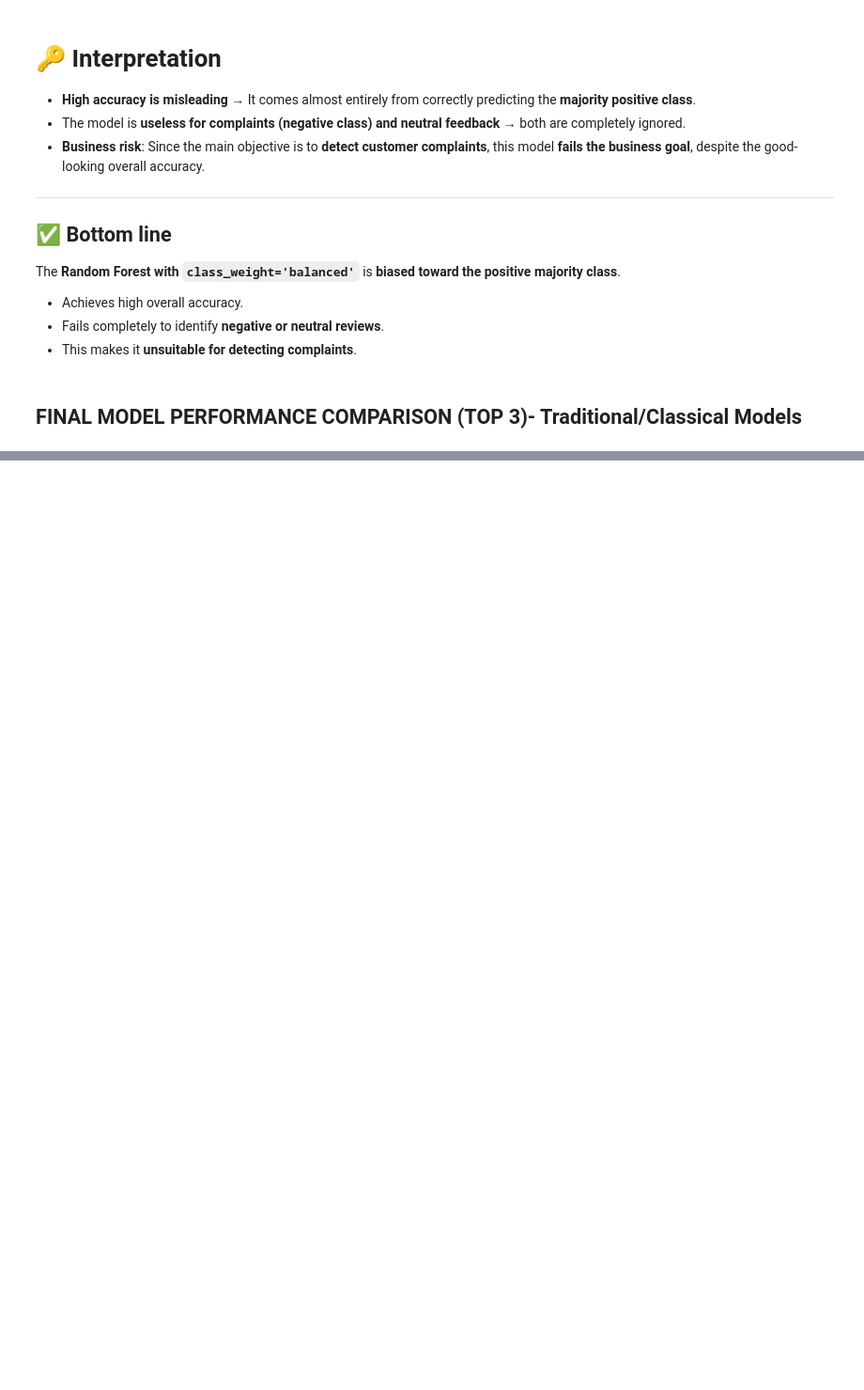
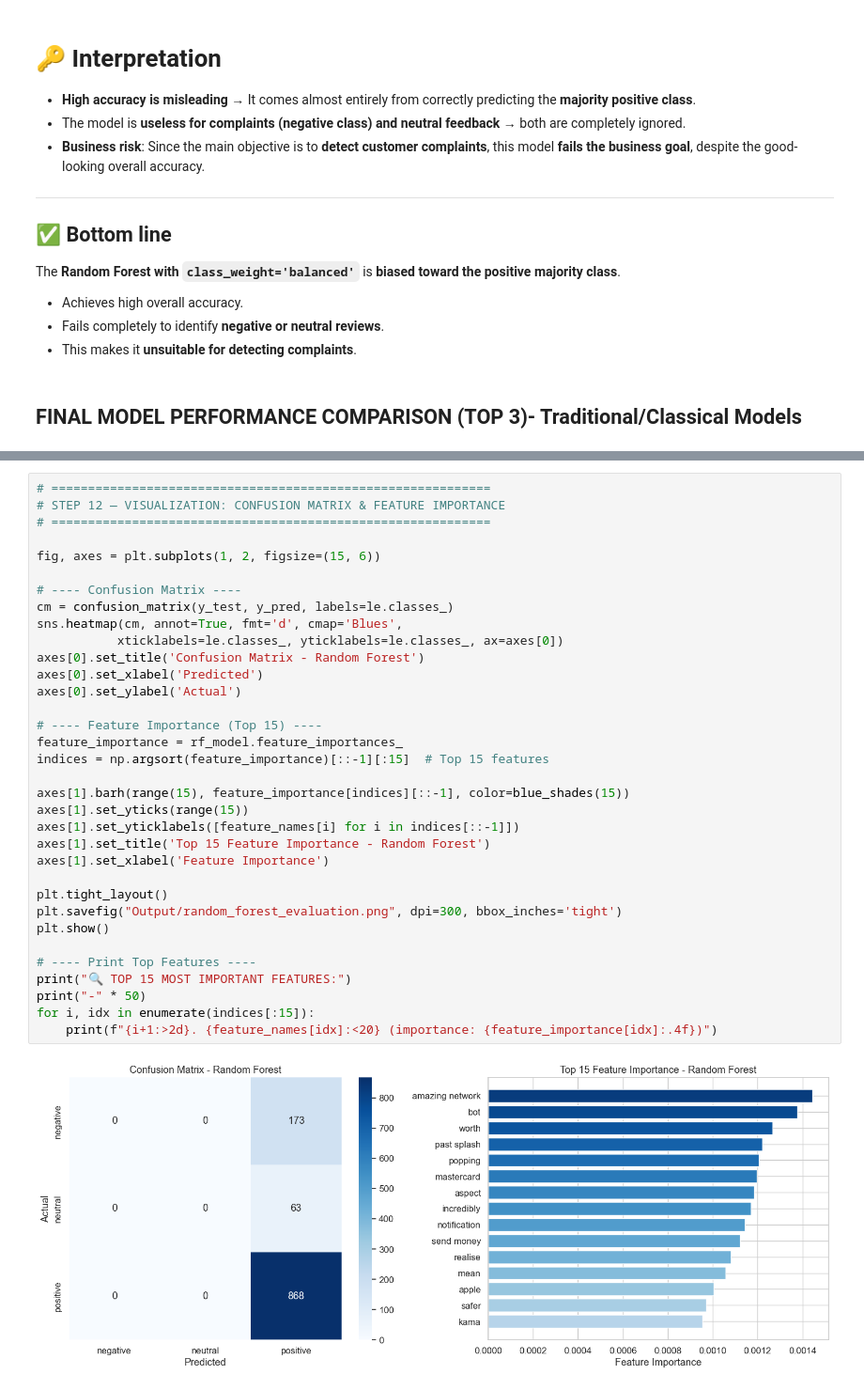
Before and after one commit to jedidahkathure/Customer-Sentiments-Analysis, a Jupyter notebook: safaricom_airtel_analysis.ipynb, the cells around one changed output, grey strips where cells are left out. Shown at 94% size. Drawn from its saved outputs; the diff is of its cells as text; blank space fills up the shorter version.

```diff
--- a/safaricom_airtel_analysis.ipynb
+++ b/safaricom_airtel_analysis.ipynb
@@ -3493,0 +4152,36 @@ The business requires **high recall of negative cases**, and **LR (Weighted)** b
+# %%
+# ============================================================
+# STEP 12 — VISUALIZATION: CONFUSION MATRIX & FEATURE IMPORTANCE
+# ============================================================
+
+fig, axes = plt.subplots(1, 2, figsize=(15, 6))
+
+# ---- Confusion Matrix ----
+cm = confusion_matrix(y_test, y_pred, labels=le.classes_)
+sns.heatmap(cm, annot=True, fmt='d', cmap='Blues',
+           xticklabels=le.classes_, yticklabels=le.classes_, ax=axes[0])
+axes[0].set_title('Confusion Matrix - Random Forest')
+axes[0].set_xlabel('Predicted')
+axes[0].set_ylabel('Actual')
+
+# ---- Feature Importance (Top 15) ----
+feature_importance = rf_model.feature_importances_
+indices = np.argsort(feature_importance)[::-1][:15]  # Top 15 features
+
+axes[1].barh(range(15), feature_importance[indices][::-1], color=blue_shades(15))
+axes[1].set_yticks(range(15))
+axes[1].set_yticklabels([feature_names[i] for i in indices[::-1]])
+axes[1].set_title('Top 15 Feature Importance - Random Forest')
+axes[1].set_xlabel('Feature Importance')
+
+plt.tight_layout()
+plt.savefig("Output/random_forest_evaluation.png", dpi=300, bbox_inches='tight')
+plt.show()
+
+# ---- Print Top Features ----
+print("🔍 TOP 15 MOST IMPORTANT FEATURES:")
+print("-" * 50)
+for i, idx in enumerate(indices[:15]):
+    print(f"{i+1:>2d}. {feature_names[idx]:<20} (importance: {feature_importance[idx]:.4f})")
+# %% [output]
+[figure, added]
```
Also changed, not shown: parts of 37 cells of this notebook, 38 other files.
